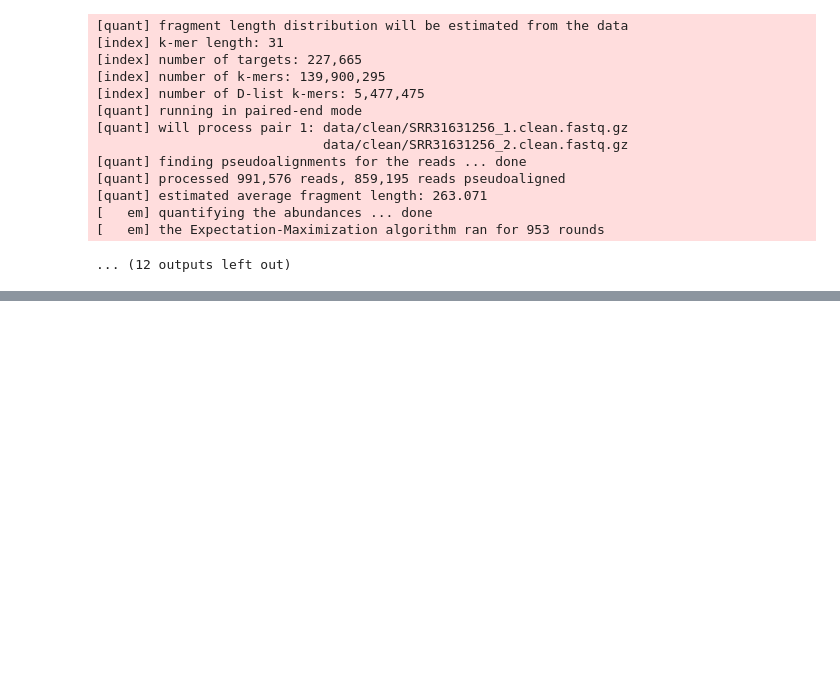
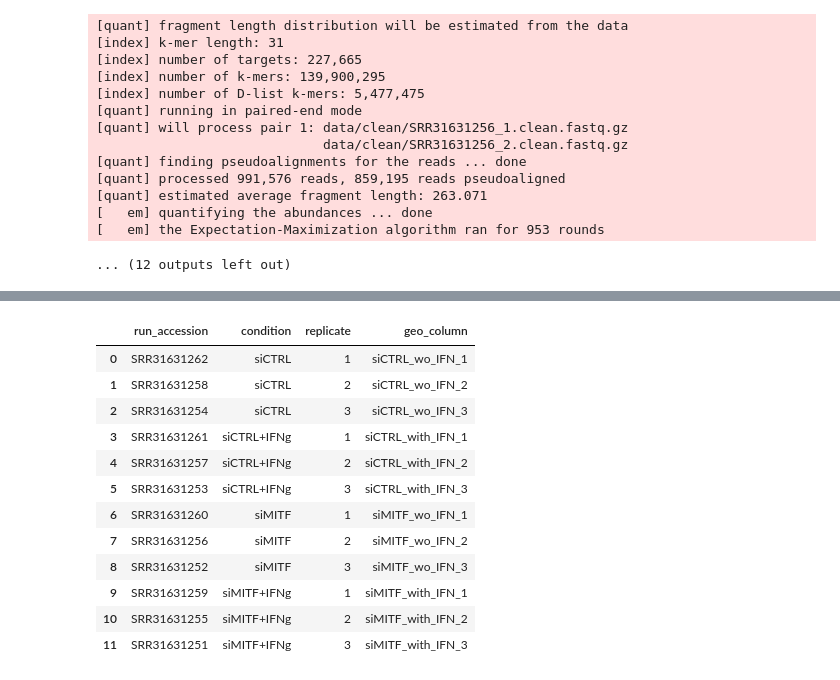
Before and after one commit to SvavaDa/GSE283655_project, a Jupyter notebook: GSE283655-simplified-data.ipynb, the cells around one changed output, grey strips where cells are left out. Saved outputs shown, nothing was run; the diff lists cells and outputs as text; code cells hidden in the pictures; blank space fills up the shorter version.

```diff
--- a/GSE283655-simplified-data.ipynb
+++ b/GSE283655-simplified-data.ipynb
@@ -513,0 +754,38 @@ Running kallisto for SRR31631256
+# %%
+def geo_column_name(condition, replicate):
+    if condition == "siCTRL+IFNg":
+        base = "siCTRL_with_IFN"
+    elif condition == "siCTRL":
+        base = "siCTRL_wo_IFN"
+    elif condition == "siMITF+IFNg":
+        base = "siMITF_with_IFN"
+    elif condition == "siMITF":
+        base = "siMITF_wo_IFN"
+
+    return f"{base}_{replicate}"
+# %%
+samples["geo_column"] = samples.apply(
+    lambda row: geo_column_name(
+        row["condition"],
+        row["replicate"]
+    ),
+    axis=1
+)
+
+samples[
+    ["run_accession", "condition", "replicate", "geo_column"]
+]
+# %% [output]
+|  | run_accession | condition | replicate | geo_column |
+| 0 | SRR31631262 | siCTRL | 1 | siCTRL_wo_IFN_1 |
+| 1 | SRR31631258 | siCTRL | 2 | siCTRL_wo_IFN_2 |
+| 2 | SRR31631254 | siCTRL | 3 | siCTRL_wo_IFN_3 |
+| 3 | SRR31631261 | siCTRL+IFNg | 1 | siCTRL_with_IFN_1 |
+| 4 | SRR31631257 | siCTRL+IFNg | 2 | siCTRL_with_IFN_2 |
+| 5 | SRR31631253 | siCTRL+IFNg | 3 | siCTRL_with_IFN_3 |
+| 6 | SRR31631260 | siMITF | 1 | siMITF_wo_IFN_1 |
+| 7 | SRR31631256 | siMITF | 2 | siMITF_wo_IFN_2 |
+| 8 | SRR31631252 | siMITF | 3 | siMITF_wo_IFN_3 |
+| 9 | SRR31631259 | siMITF+IFNg | 1 | siMITF_with_IFN_1 |
+| 10 | SRR31631255 | siMITF+IFNg | 2 | siMITF_with_IFN_2 |
+| 11 | SRR31631251 | siMITF+IFNg | 3 | siMITF_with_IFN_3 |
```
Also changed, not shown: parts of 15 cells of this notebook.
